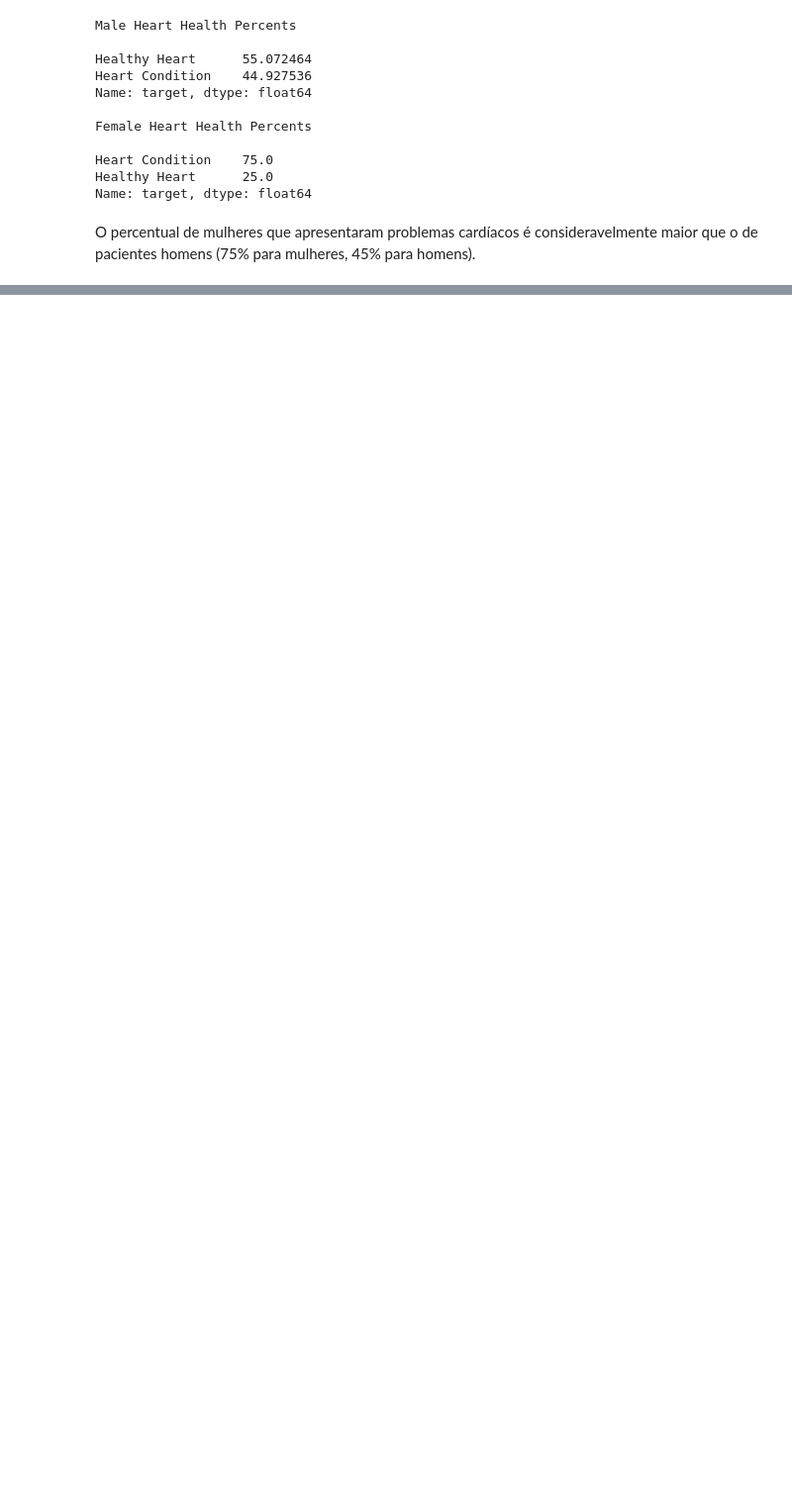
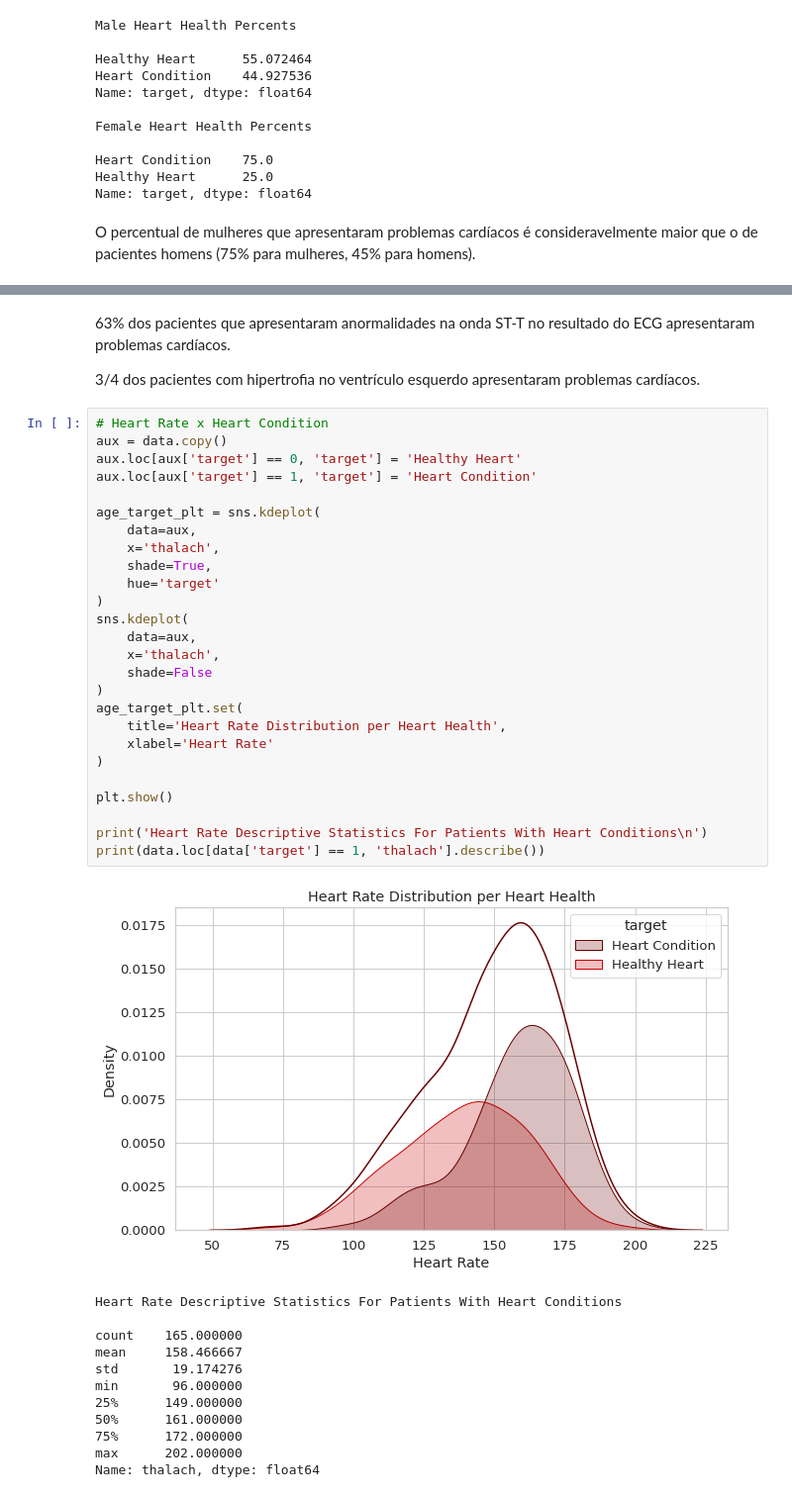
Before and after one commit to rfmf/ds_portfolio, a Jupyter notebook: EDA/Análise de Dados de Pacientes de Doenças Cardíacas/heart_disease_analysis.ipynb, the cells around one changed output, grey strips where cells are left out. Shown at 99% size. Saved outputs shown, nothing was run; the diff lists cells and outputs as text; blank space fills up the shorter version.

```diff
--- a/EDA/Análise de Dados de Pacientes de Doenças Cardíacas/heart_disease_analysis.ipynb
+++ b/EDA/Análise de Dados de Pacientes de Doenças Cardíacas/heart_disease_analysis.ipynb
@@ -843,0 +974,43 @@ O percentual de mulheres que apresentaram problemas cardíacos é consideravelme
+# %% [markdown]
+63% dos pacientes que apresentaram anormalidades na onda ST-T no resultado do ECG apresentaram problemas cardíacos.
+
+3/4 dos pacientes com hipertrofia no ventrículo esquerdo apresentaram problemas cardíacos.
+# %%
+# Heart Rate x Heart Condition
+aux = data.copy()
+aux.loc[aux['target'] == 0, 'target'] = 'Healthy Heart'
+aux.loc[aux['target'] == 1, 'target'] = 'Heart Condition'
+
+age_target_plt = sns.kdeplot(
+    data=aux,
+    x='thalach',
+    shade=True,
+    hue='target'
+)
+sns.kdeplot(
+    data=aux,
+    x='thalach',
+    shade=False
+)
+age_target_plt.set(
+    title='Heart Rate Distribution per Heart Health',
+    xlabel='Heart Rate'
+)
+
+plt.show()
+
+print('Heart Rate Descriptive Statistics For Patients With Heart Conditions\n')
+print(data.loc[data['target'] == 1, 'thalach'].describe())
+# %% [output]
+[figure, added]
+Heart Rate Descriptive Statistics For Patients With Heart Conditions
+
+count    165.000000
+mean     158.466667
+std       19.174276
+min       96.000000
+25%      149.000000
+50%      161.000000
+75%      172.000000
+max      202.000000
+Name: thalach, dtype: float64
```
Also changed, not shown: parts of 34 cells of this notebook.
